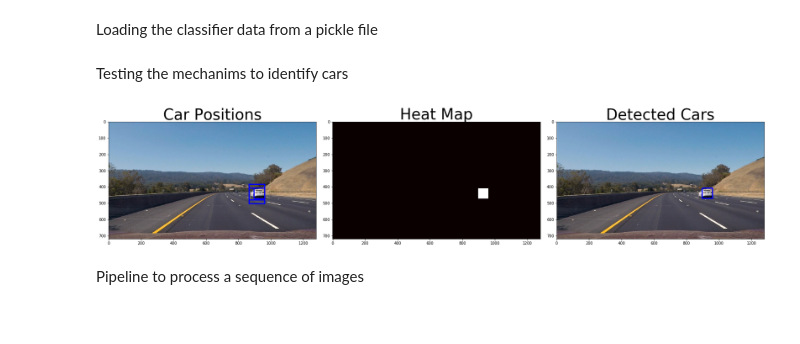
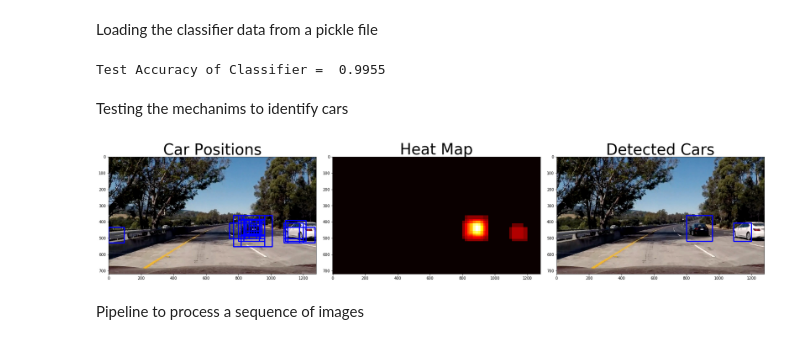
Before and after one commit to egar-garcia/CarND-Vehicle-Detection, a Jupyter notebook: P5.ipynb, the cells around one changed output. Drawn from its saved outputs; the diff is of its cells as text; code cells hidden in the pictures.

```diff
--- a/P5.ipynb
+++ b/P5.ipynb
@@ -121,7 +121,7 @@ def extract_features(imgs, cspace='RGB',
 # %% [markdown]
 ### Getting image samples for training/test set
 # %%
-NO_SAMPLES_PER_CLASS = 2000
+NO_SAMPLES_PER_CLASS = 5000
 
 cars = []
 notcars = []
@@ -133,3 +133,6 @@ for image in cars_images:
 notcars_images = random.choice(glob.glob('training_images/non-vehicles/*/*.png'), NO_SAMPLES_PER_CLASS)
 for image in notcars_images:
     notcars.append(image)
+
+print('Number of car images', len(cars))
+print('Number of not-car images', len(notcars))
@@ -413,14 +419,19 @@ pix_per_cell = classifier_data["pix_per_cell"]
 cell_per_block = classifier_data["cell_per_block"]
 spatial_size = classifier_data["spatial_size"]
 hist_bins = classifier_data["hist_bins"]
+
+# Checking the score of the classifier
+print('Test Accuracy of Classifier = ', round(clf.score(X_test, y_test), 4), '\n')
+# %% [output]
+Test Accuracy of Classifier =  0.9955
 # %% [markdown]
 Testing the mechanims to identify cars
 # %%
 #img = mpimg.imread('test_images/test1.jpg')
 #img = mpimg.imread('test_images/test2.jpg')
-img = mpimg.imread('test_images/test3.jpg')
+#img = mpimg.imread('test_images/test3.jpg')
 #img = mpimg.imread('test_images/test4.jpg')
-#img = mpimg.imread('test_images/test5.jpg')
+img = mpimg.imread('test_images/test5.jpg')
 #img = mpimg.imread('test_images/test6.jpg')
 
 xstart = 0 #0
@@ -428,35 +439,35 @@ xstop = 1280 #1280
 ystart = 360 #400
 ystop = 720 #656
 scale = 1.0 #2.0
-heat_threshold = 2
+heat_threshold = 3
 
 #bboxes = find_cars_multi_scale(img, xstart, xstop, ystart, ystop, [3.0],
 bboxes = find_cars_multi_scale(img, xstart, xstop, ystart, ystop, [1.0, 1.5, 2.0, 3.0],
 #bboxes = find_cars_multi_scale(img, xstart, xstop, ystart, ystop, [0.5, 1.0, 2.0, 4.0],
 #bboxes = find_cars_multi_scale(img, xstart, xstop, ystart, ystop, [1.0, 1.5, 2.0, 3.0, 4.0],
                                clf, X_scaler,
                                orient, pix_per_cell, cell_per_block,
                                spatial_size, hist_bins)
 out_img = draw_boxes(img, bboxes)
 
 heatmap = np.zeros_like(img[:,:,0]).astype(np.float)
 set_heat(heatmap, bboxes, heat_amt=2, heat_threshold=4, dilution_ratio=0.5)
 heatmap_img = np.clip(heatmap, 0, 255)
 labels = label(heatmap_img)
 draw_img = draw_labeled_bboxes(np.copy(img), labels)
 
 
 f, (ax1, ax2, ax3) = plt.subplots(1, 3, figsize=(24, 9))
 f.tight_layout()
 ax1.imshow(out_img)
 ax1.set_title('Car Positions', fontsize=40)
 ax2.imshow(heatmap_img, cmap='hot')
 ax2.set_title('Heat Map', fontsize=40)
 ax3.imshow(draw_img)
 ax3.set_title('Detected Cars', fontsize=40)
 plt.subplots_adjust(left=0., right=1, top=0.9, bottom=0.0)
 # %% [output]
-[figure, old version]
+[figure, new version]
 # %% [markdown]
 Pipeline to process a sequence of images
 # %%
```
Also changed, not shown: parts of 5 cells of this notebook, 3 other files.
